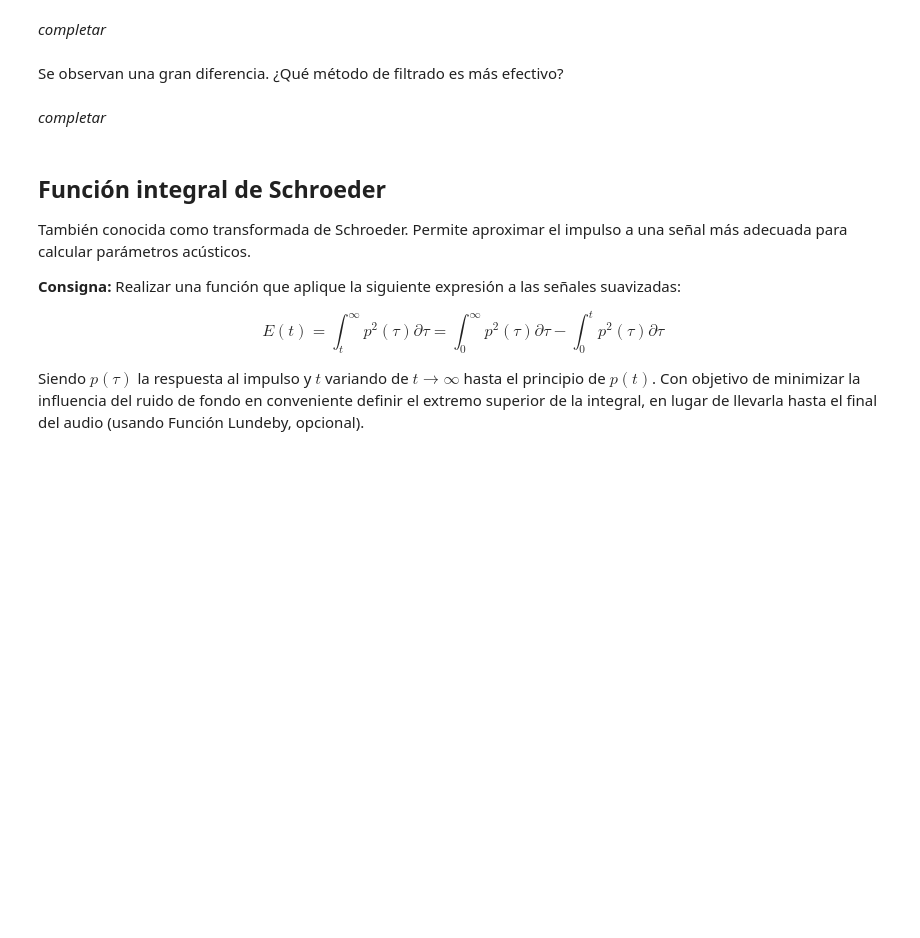
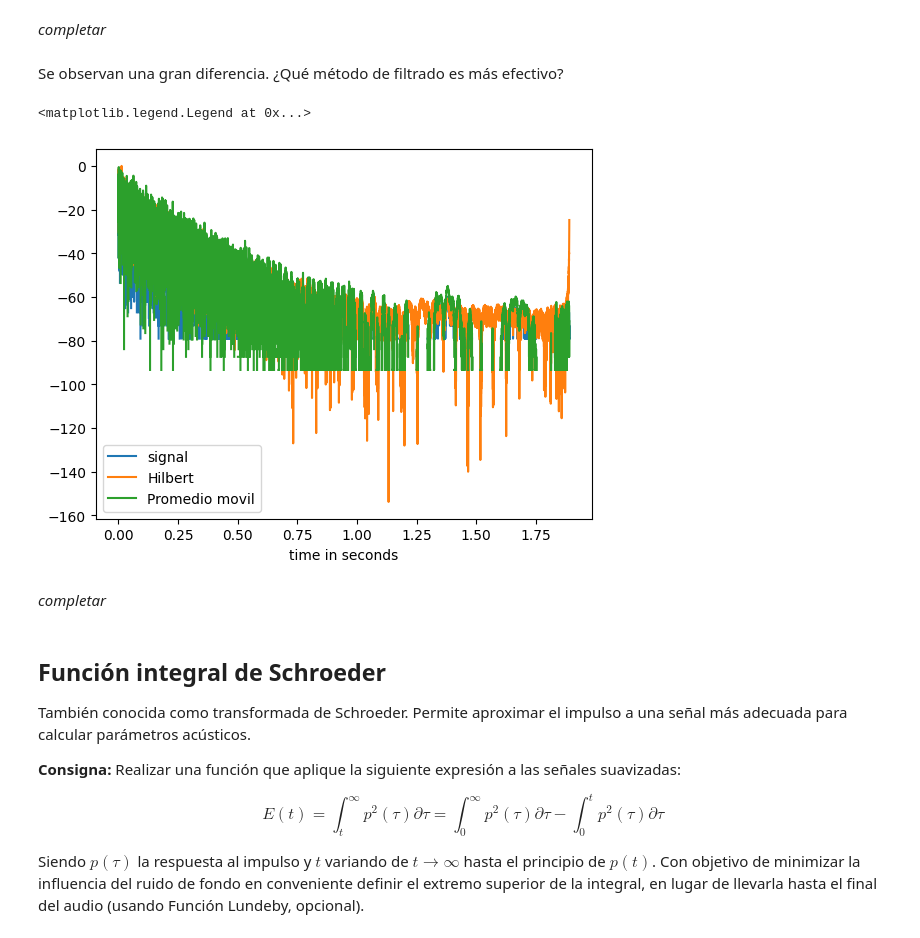
Before and after one commit to LucaFalchini/signal_sistems, a Jupyter notebook: noteboks/tercer_entrega.ipynb, the cells around one changed output. Cells and saved outputs as stored; diff of their text form; code cells hidden in the pictures; blank space fills up the shorter version.

```diff
--- a/noteboks/tercer_entrega.ipynb
+++ b/noteboks/tercer_entrega.ipynb
@@ -284,6 +285,37 @@ ax.legend()
 *completar*
 # %% [markdown]
 Se observan una gran diferencia. ¿Qué método de filtrado es más efectivo?
+# %%
+from funciones import esc_log
+
+# Llamo a la función filtro movil para que filtre un impulso
+signal, fs = sf.read('./TP/Mediciones/Respuestas al impulso/IR2/Mono.wav')
+
+hilb_ir, hilb_env = hilbert_transform(signal)
+
+w_size = 10
+prom_suav = filtro_promedio_movil(signal, w_size)
+
+# Genero un linspace para el timepo
+signal_log = esc_log(signal)
+hilb_env_log = esc_log(hilb_env)
+prom_suav_log = esc_log(prom_suav)
+
+t = np.linspace(0, len(signal_log)/fs, num=len(signal_log))
+t_hil = np.linspace(0, len(hilb_env_log)/fs, num=len(hilb_env_log))
+t_prom = np.linspace(0, len(prom_suav_log)/fs, num=len(prom_suav_log))
+
+# Ploteo los resultados
+fig, ax = plt.subplots(nrows=1)
+ax.plot(t, signal_log, label='signal')
+ax.plot(t_hil, hilb_env_log, label='Hilbert')
+ax.plot(t_prom, prom_suav_log, label='Promedio movil')
+ax.set_xlabel("time in seconds")
+#ax.set_xlim(10.2, 10.5)
+ax.legend()
+# %% [output]
+<matplotlib.legend.Legend at 0x...>
+[figure, added]
 # %% [markdown]
 *completar*
 # %% [markdown]
```
Also changed, not shown: parts of 12 cells of this notebook, 8 other files.
